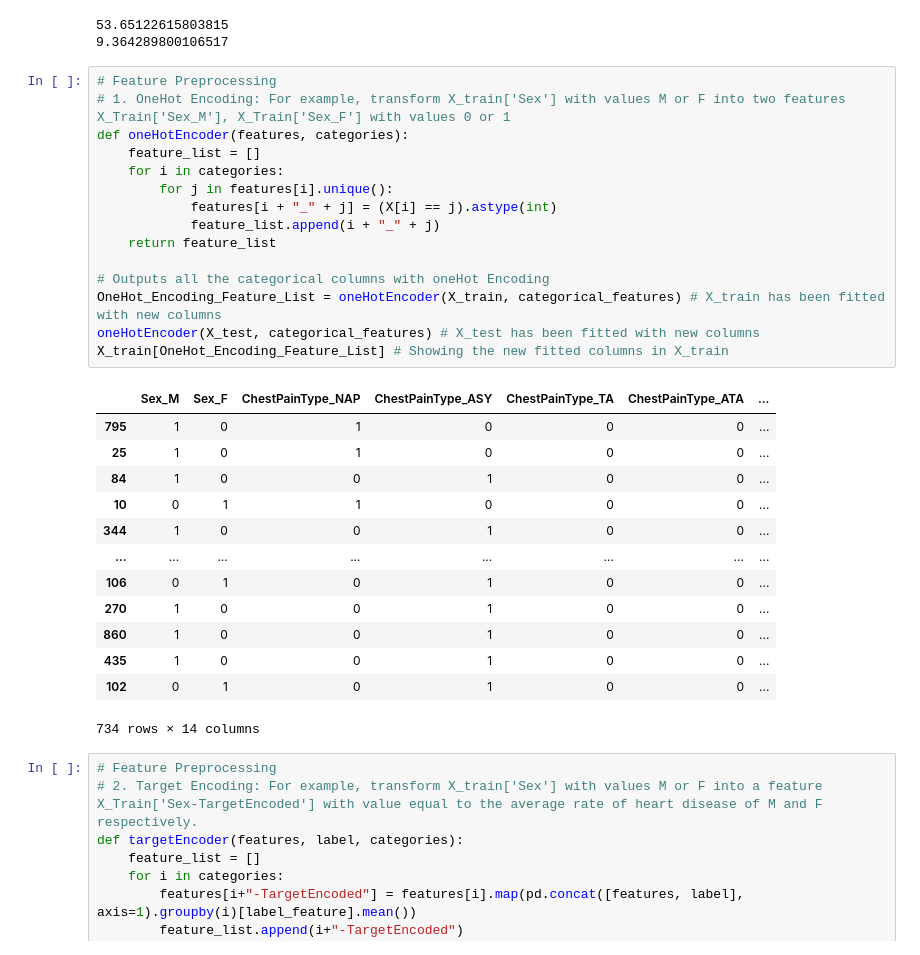
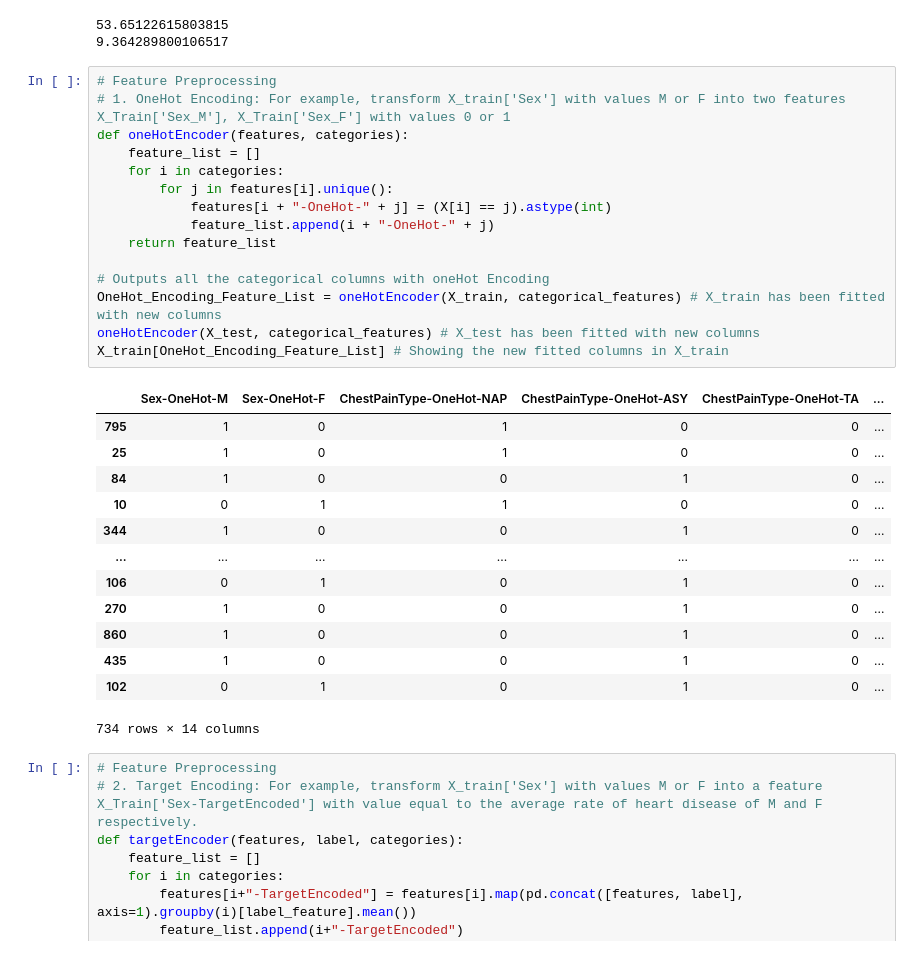
Before and after one commit to Azwadd/CS_59866, a Jupyter notebook: Homeworks/Homework 3/HW03.ipynb, the cells around one changed output. Drawn from its saved outputs; the diff is of its cells as text.

```diff
--- a/Homeworks/Homework 3/HW03.ipynb
+++ b/Homeworks/Homework 3/HW03.ipynb
@@ -152,31 +153,31 @@ X_test_old = X_test.copy()
 # %%
 # Feature Preprocessing
 # 1. OneHot Encoding: For example, transform X_train['Sex'] with values M or F into two features X_Train['Sex_M'], X_Train['Sex_F'] with values 0 or 1
 def oneHotEncoder(features, categories):
     feature_list = []
     for i in categories:
         for j in features[i].unique():
-            features[i + "_" + j] = (X[i] == j).astype(int)
-            feature_list.append(i + "_" + j)
+            features[i + "-OneHot-" + j] = (X[i] == j).astype(int)
+            feature_list.append(i + "-OneHot-" + j)
     return feature_list
 
 # Outputs all the categorical columns with oneHot Encoding
 OneHot_Encoding_Feature_List = oneHotEncoder(X_train, categorical_features) # X_train has been fitted with new columns
 oneHotEncoder(X_test, categorical_features) # X_test has been fitted with new columns
 X_train[OneHot_Encoding_Feature_List] # Showing the new fitted columns in X_train
 # %% [output]
-|  | Sex_M | Sex_F | ChestPainType_NAP | ChestPainType_ASY | ChestPainType_TA | ChestPainType_ATA | ... |
-| 795 | 1 | 0 | 1 | 0 | 0 | 0 | ... |
-| 25 | 1 | 0 | 1 | 0 | 0 | 0 | ... |
-| 84 | 1 | 0 | 0 | 1 | 0 | 0 | ... |
-| 10 | 0 | 1 | 1 | 0 | 0 | 0 | ... |
-| 344 | 1 | 0 | 0 | 1 | 0 | 0 | ... |
-| ... | ... | ... | ... | ... | ... | ... | ... |
-| 106 | 0 | 1 | 0 | 1 | 0 | 0 | ... |
-| 270 | 1 | 0 | 0 | 1 | 0 | 0 | ... |
-| 860 | 1 | 0 | 0 | 1 | 0 | 0 | ... |
-| 435 | 1 | 0 | 0 | 1 | 0 | 0 | ... |
-| 102 | 0 | 1 | 0 | 1 | 0 | 0 | ... |
+|  | Sex-OneHot-M | Sex-OneHot-F | ChestPainType-OneHot-NAP | ChestPainType-OneHot-ASY | ChestPainType-OneHot-TA | ... |
+| 795 | 1 | 0 | 1 | 0 | 0 | ... |
+| 25 | 1 | 0 | 1 | 0 | 0 | ... |
+| 84 | 1 | 0 | 0 | 1 | 0 | ... |
+| 10 | 0 | 1 | 1 | 0 | 0 | ... |
+| 344 | 1 | 0 | 0 | 1 | 0 | ... |
+| ... | ... | ... | ... | ... | ... | ... |
+| 106 | 0 | 1 | 0 | 1 | 0 | ... |
+| 270 | 1 | 0 | 0 | 1 | 0 | ... |
+| 860 | 1 | 0 | 0 | 1 | 0 | ... |
+| 435 | 1 | 0 | 0 | 1 | 0 | ... |
+| 102 | 0 | 1 | 0 | 1 | 0 | ... |
 734 rows × 14 columns
 # %%
 # Feature Preprocessing
```
Also changed, not shown: parts of 22 cells of this notebook, 10 other files.
